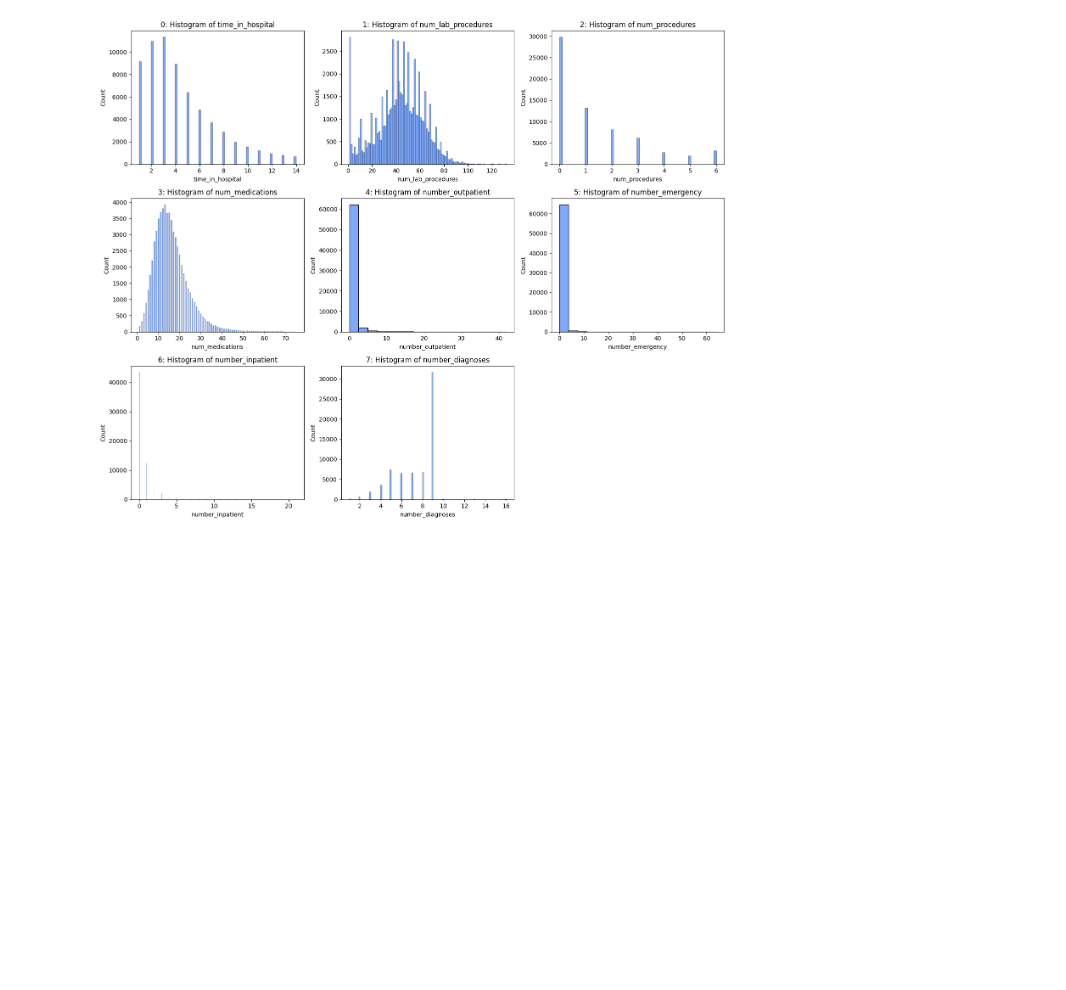
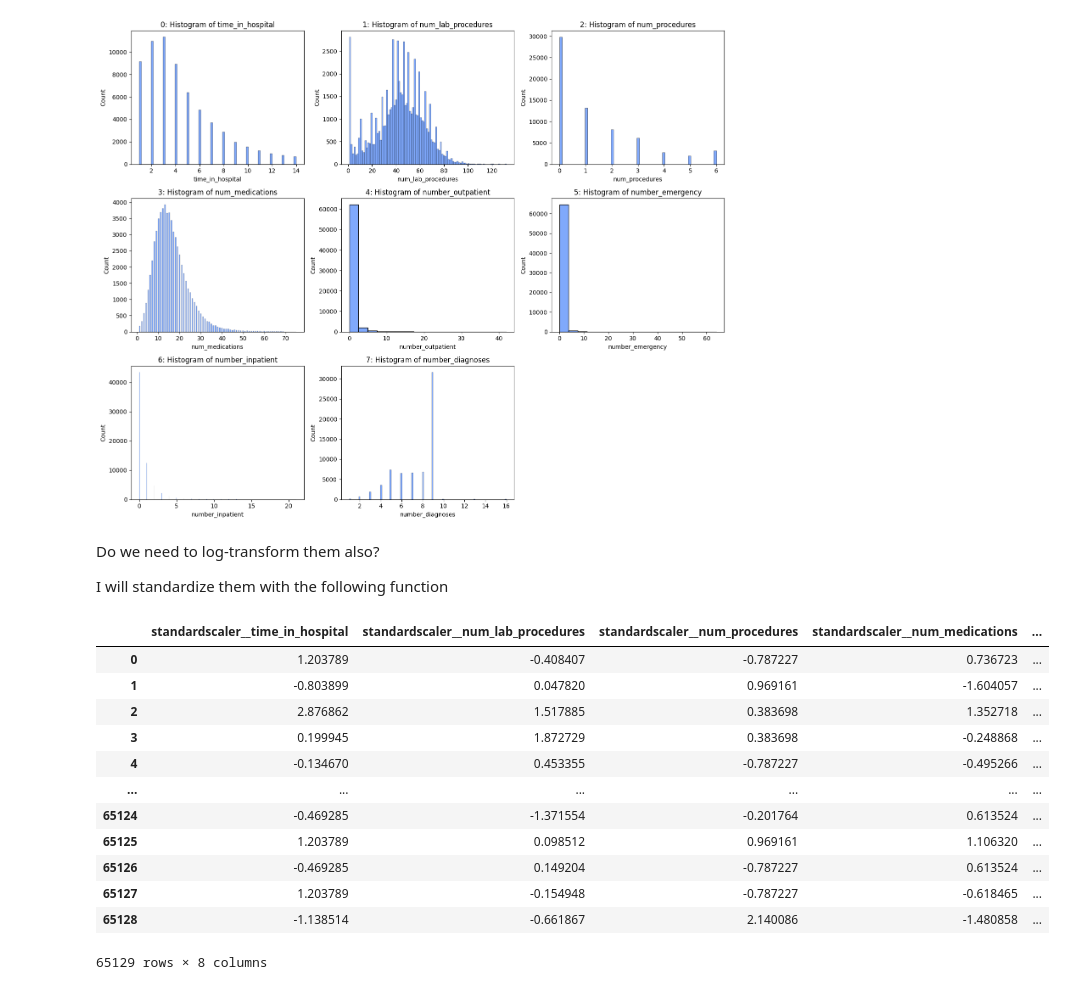
Before and after one commit to wip-0/ds207_final_project, a Jupyter notebook: notebook/data_analysis_prep_vts.ipynb, the cells around one changed output. Drawn from its saved outputs; the diff is of its cells as text; code cells hidden in the pictures; blank space fills up the shorter version.

```diff
--- a/notebook/data_analysis_prep_vts.ipynb
+++ b/notebook/data_analysis_prep_vts.ipynb
@@ -300,2 +303,6 @@ plot_histograms(df,
 # %% [output]
 [figure]
+# %% [markdown]
+Do we need to log-transform them also?
+
+I will standardize them with the following function
@@ -301,0 +352,16 @@ plot_histograms(df,
+# %%
+df_transformed_temp[0]
+# %% [output]
+|  | standardscaler__time_in_hospital | standardscaler__num_lab_procedures | standardscaler__num_procedures | standardscaler__num_medications | ... |
+| 0 | 1.203789 | -0.408407 | -0.787227 | 0.736723 | ... |
+| 1 | -0.803899 | 0.047820 | 0.969161 | -1.604057 | ... |
+| 2 | 2.876862 | 1.517885 | 0.383698 | 1.352718 | ... |
+| 3 | 0.199945 | 1.872729 | 0.383698 | -0.248868 | ... |
+| 4 | -0.134670 | 0.453355 | -0.787227 | -0.495266 | ... |
+| ... | ... | ... | ... | ... | ... |
+| 65124 | -0.469285 | -1.371554 | -0.201764 | 0.613524 | ... |
+| 65125 | 1.203789 | 0.098512 | 0.969161 | 1.106320 | ... |
+| 65126 | -0.469285 | 0.149204 | -0.787227 | 0.613524 | ... |
+| 65127 | 1.203789 | -0.154948 | -0.787227 | -0.618465 | ... |
+| 65128 | -1.138514 | -0.661867 | 2.140086 | -1.480858 | ... |
+65129 rows × 8 columns
```
Also changed, not shown: parts of 4 cells of this notebook.
